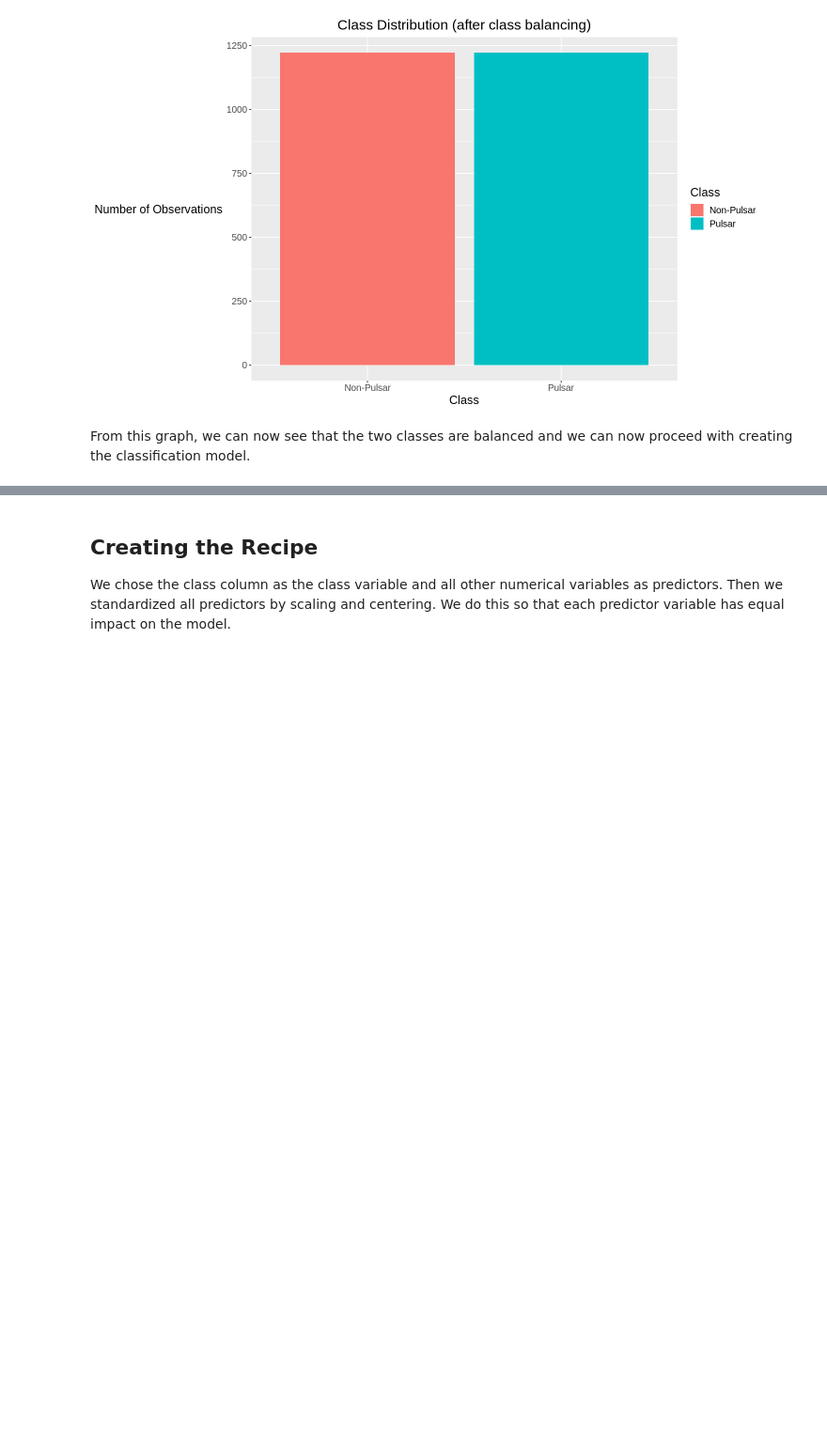
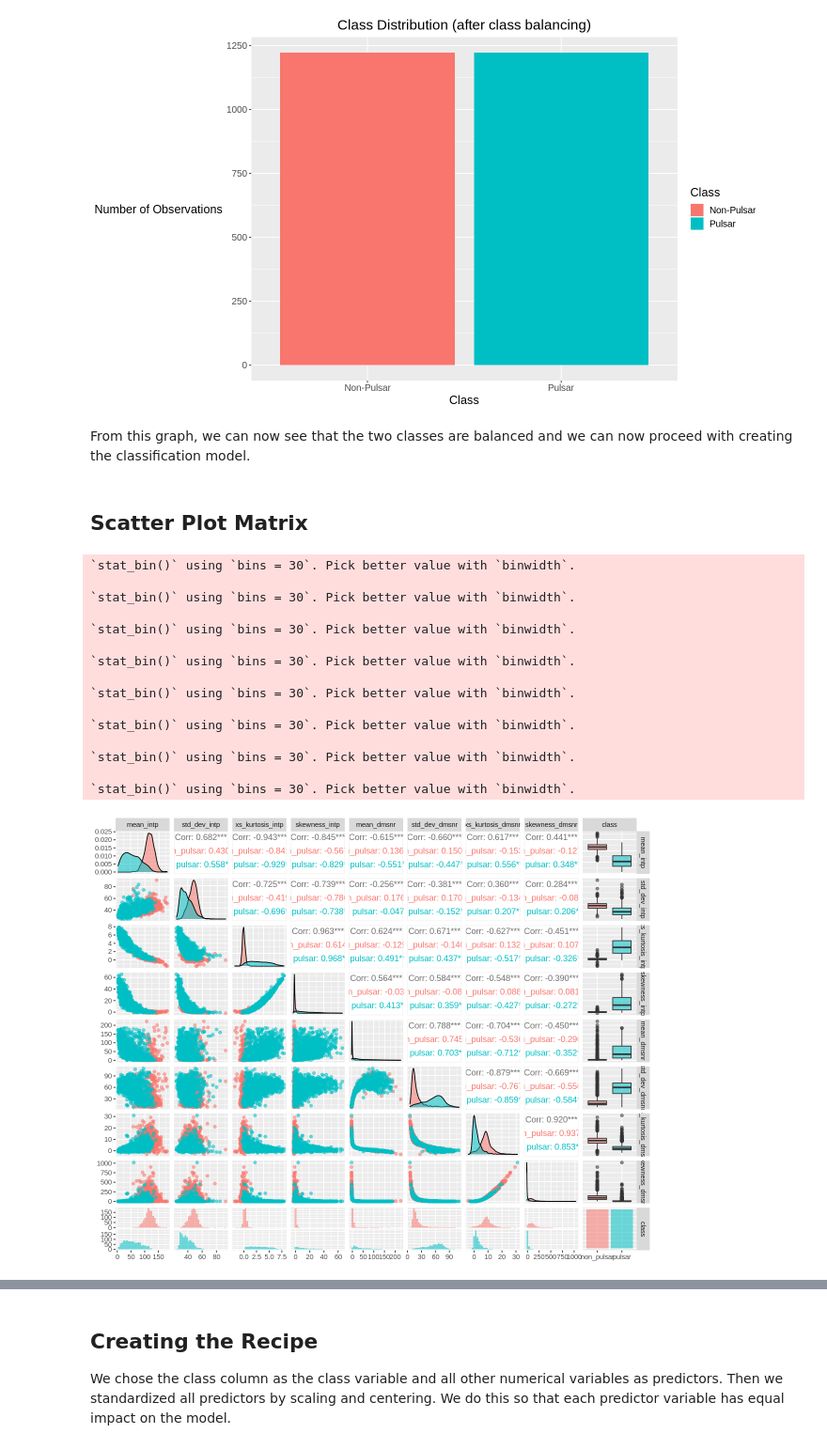
Before and after one commit to IDEKENTERPRISES/dsci-pulsar, a Jupyter notebook: final_code.ipynb, the cells around one changed output, grey strips where cells are left out. Shown at 94% size. Drawn from its saved outputs; the diff is of its cells as text; code cells hidden in the pictures; blank space fills up the shorter version.

```diff
--- a/final_code.ipynb
+++ b/final_code.ipynb
@@ -183,3 +183,27 @@ class_distribution_plot
 [figure]
 # %% [markdown]
 From this graph, we can now see that the two classes are balanced and we can now proceed with creating the classification model.
+# %% [markdown]
+## Scatter Plot Matrix
+# %%
+options(repr.plot.width = 10)
+scatter_matrix <- pulsar_data_training |>
+                  ggpairs(columns = 2:10, mapping=ggplot2::aes(colour = class, alpha = 1))
+scatter_matrix
+# %% [output]
+`stat_bin()` using `bins = 30`. Pick better value with `binwidth`.
+
+`stat_bin()` using `bins = 30`. Pick better value with `binwidth`.
+
+`stat_bin()` using `bins = 30`. Pick better value with `binwidth`.
+
+`stat_bin()` using `bins = 30`. Pick better value with `binwidth`.
+
+`stat_bin()` using `bins = 30`. Pick better value with `binwidth`.
+
+`stat_bin()` using `bins = 30`. Pick better value with `binwidth`.
+
+`stat_bin()` using `bins = 30`. Pick better value with `binwidth`.
+
+`stat_bin()` using `bins = 30`. Pick better value with `binwidth`.
+[figure, added]
```
Also changed, not shown: parts of 5 cells of this notebook.
